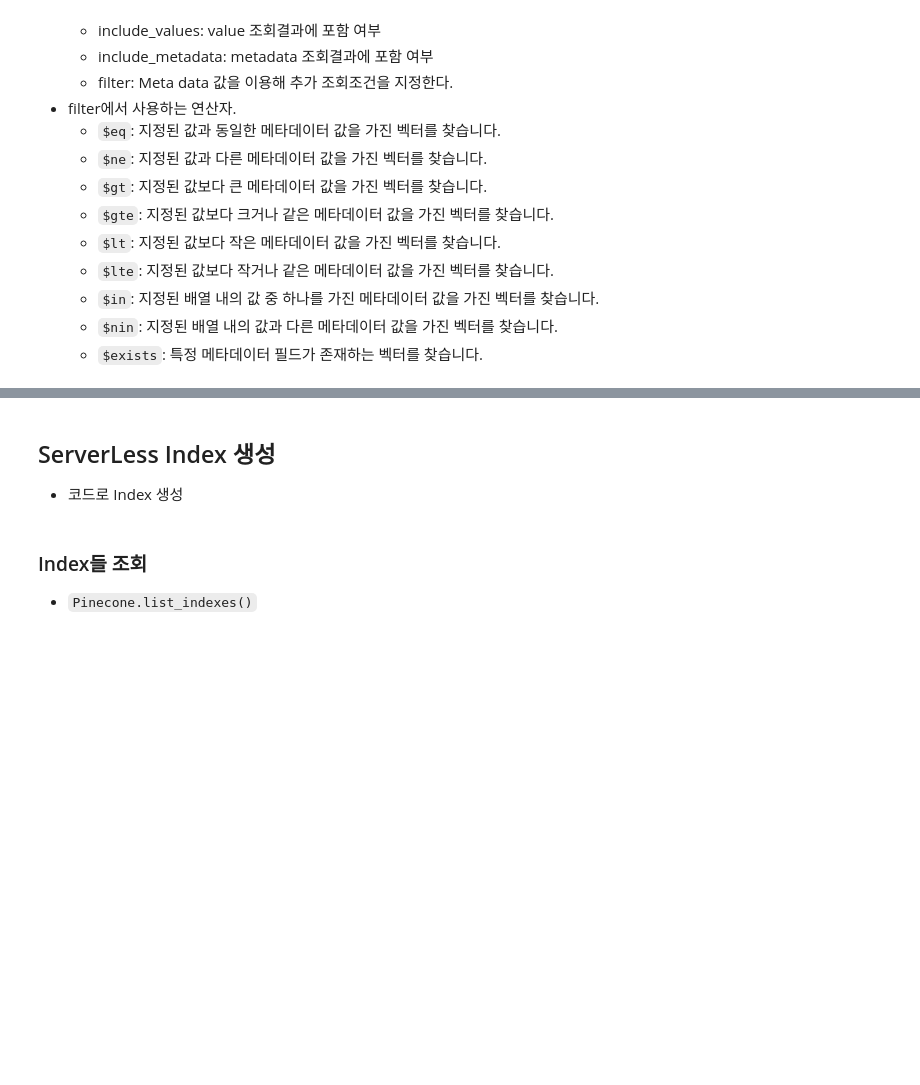
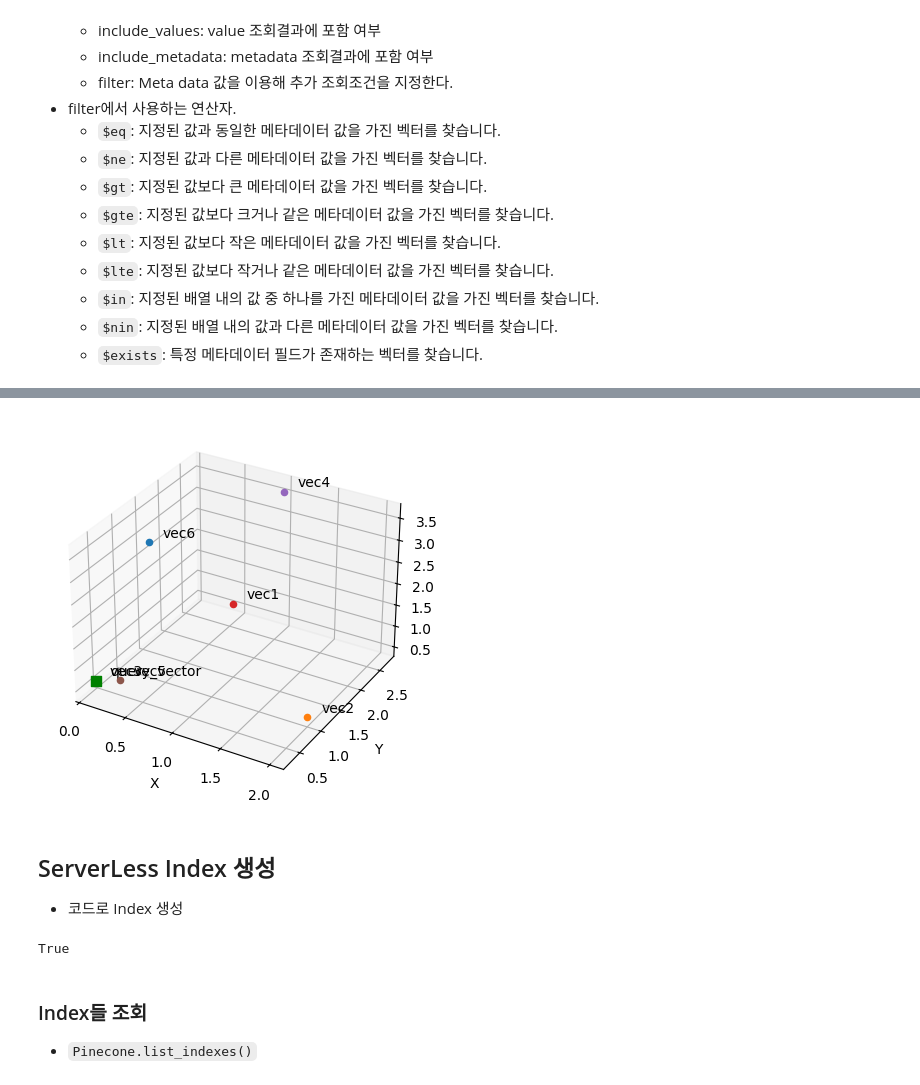
Before and after one commit to ppim321/home321, a Jupyter notebook: 13_Langchain/10_1_RAG_VectorStore_pinecone_db.ipynb, the cells around one changed output, grey strips where cells are left out. Saved outputs shown, nothing was run; the diff lists cells and outputs as text; code cells hidden in the pictures; blank space fills up the shorter version.

```diff
--- a/13_Langchain/10_1_RAG_VectorStore_pinecone_db.ipynb
+++ b/13_Langchain/10_1_RAG_VectorStore_pinecone_db.ipynb
@@ -55,3 +64,10 @@
 # Pinecone API 이용해 연동
 
 ## Pinecone Client 초기화(생성)
+# %%
+from pinecone import Pinecone
+
+pc = Pinecone(api_key=PINECONE_API_KEY, environment="us-west1-gcp")  # pinecone 서비스에 연결.
+# %%
+# index 와 연결 - Database
+index = pc.Index(INDEX_NAME)
@@ -109,0 +297,13 @@
+# %%
+# values(embedding vector)만 추출.
+result['vectors']  # dict[str:id, dict:정보]
+result['vectors'].values()  # dict 의 value 들만 조회
+
+embedding_vectors = [value['values'] for value in result['vectors'].values()]
+ids = [value['id'] for value in result['vectors'].values()]
+
+# query_vector 를 추가
+embedding_vectors.append(query_vec)
+ids.append("query_vector")
+
+embedding_vectors, ids
@@ -110,3 +321,44 @@
+# %%
+import matplotlib.pyplot as plt
+fig = plt.figure()
+ax = fig.add_subplot(111, projection='3d')  # 3차원(x,y,z) 그래프를 그릴 axes 반환
+
+for idx, id in enumerate(ids):
+    if id =="query_vector":  # 다른 모양의 점을 찍기.
+        ax.scatter(
+            embedding_vectors[idx][0],  # X 축 좌표
+            embedding_vectors[idx][1],  # Y 축 좌표
+            embedding_vectors[idx][2],  # Z 축 좌표
+            color="green",
+            s=50,                       # 점크기
+            marker="s"                  # 점모양
+            )
+    else:
+        ax.scatter(
+            embedding_vectors[idx][0],  # X 축 좌표
+            embedding_vectors[idx][1],  # Y 축 좌표
+            embedding_vectors[idx][2],  # Z 축 좌표
+        )
+    ax.text(
+        embedding_vectors[idx][0]+0.1,
+        embedding_vectors[idx][1]+0.1,
+        embedding_vectors[idx][2]+0.1,
+        s=id
+        )
+    ax.set_xlabel("X")
+    ax.set_ylabel("Y")
+    ax.set_zlabel("Z")
+
+plt.show()
+# %% [output]
+[figure, added]
 # %% [markdown]
 ## ServerLess Index 생성
 - 코드로 Index 생성
+# %%
+from pinecone import Pinecone, ServerlessSpec
+from dotenv import load_dotenv
+import os
+load_dotenv()
+# %% [output]
+True
```
Also changed, not shown: parts of 42 cells of this notebook, 2 other files.
